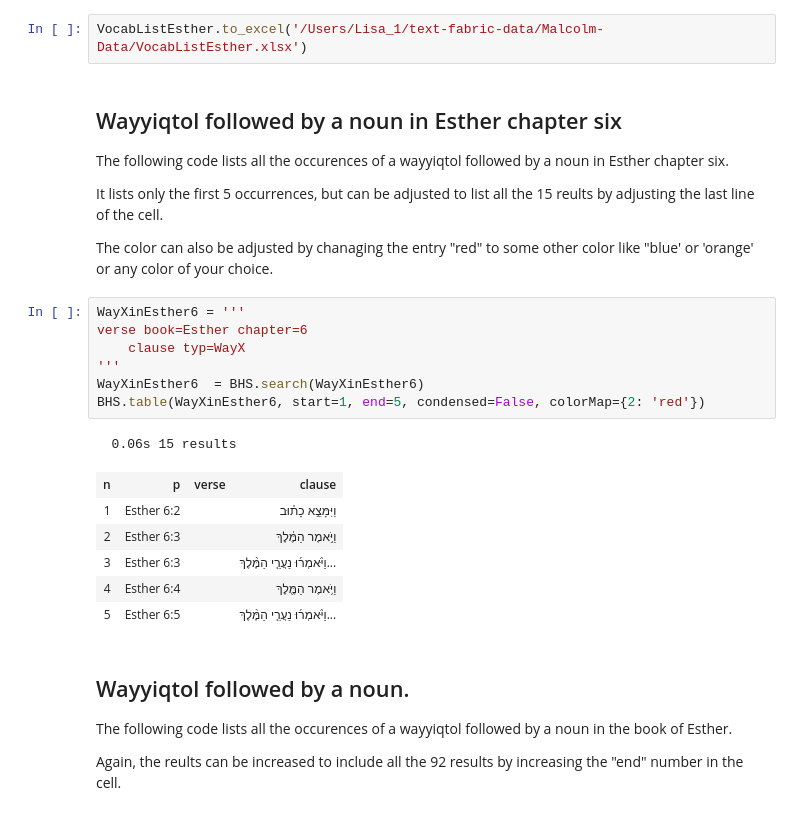
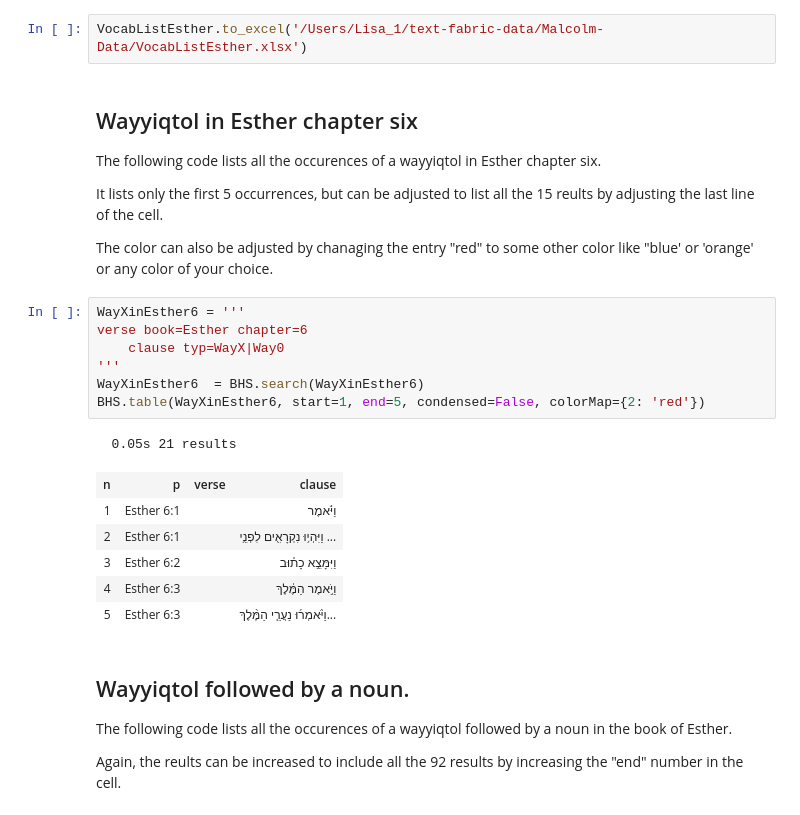
Before and after one commit to MalcolmGohSG/Esther, a Jupyter notebook: Esther-Setup.ipynb, the cells around one changed output. Saved outputs shown, nothing was run; the diff lists cells and outputs as text.

```diff
--- a/Esther-Setup.ipynb
+++ b/Esther-Setup.ipynb
@@ -381,8 +256,8 @@ Exporting to Excel format, please ensure correct path to target folder.
 # %%
 VocabListEsther.to_excel('/Users/Lisa_1/text-fabric-data/Malcolm-Data/VocabListEsther.xlsx')
 # %% [markdown]
-## Wayyiqtol followed by a noun in Esther chapter six
-The following code lists all the occurences of a wayyiqtol followed by a noun in Esther chapter six.
+## Wayyiqtol in Esther chapter six
+The following code lists all the occurences of a wayyiqtol in Esther chapter six.
 
 It lists only the first 5 occurrences, but can be adjusted to list all the 15 reults by adjusting the last line of the  cell.
 
@@ -390,18 +265,18 @@ The color can also be adjusted by chanaging the entry "red" to some other color
 # %%
 WayXinEsther6 = '''
 verse book=Esther chapter=6
-    clause typ=WayX
+    clause typ=WayX|Way0
 '''
 WayXinEsther6  = BHS.search(WayXinEsther6)
 BHS.table(WayXinEsther6, start=1, end=5, condensed=False, colorMap={2: 'red'})
 # %% [output]
-  0.06s 15 results
+  0.05s 21 results
 | n | p | verse | clause |
-| 1 | Esther 6:2 |  | וַיִּמָּצֵ֣א כָת֗וּב |
-| 2 | Esther 6:3 |  | וַיֹּ֣אמֶר הַמֶּ֔לֶךְ |
-| 3 | Esther 6:3 |  | וַיֹּ֨אמְר֜וּ נַעֲרֵ֤י הַמֶּ֨לֶךְ... |
-| 4 | Esther 6:4 |  | וַיֹּ֥אמֶר הַמֶּ֖לֶךְ |
-| 5 | Esther 6:5 |  | וַיֹּ֨אמְר֜וּ נַעֲרֵ֤י הַמֶּ֨לֶךְ... |
+| 1 | Esther 6:1 |  | וַיֹּ֗אמֶר |
+| 2 | Esther 6:1 |  | וַיִּהְי֥וּ נִקְרָאִ֖ים לִפְנֵ֥י ... |
+| 3 | Esther 6:2 |  | וַיִּמָּצֵ֣א כָת֗וּב |
+| 4 | Esther 6:3 |  | וַיֹּ֣אמֶר הַמֶּ֔לֶךְ |
+| 5 | Esther 6:3 |  | וַיֹּ֨אמְר֜וּ נַעֲרֵ֤י הַמֶּ֨לֶךְ... |
 # %% [markdown]
 ## Wayyiqtol followed by a noun.
 The following code lists all the occurences of a wayyiqtol followed by a noun in the book of Esther.
```
Also changed, not shown: parts of 21 cells of this notebook, 1 other file.
